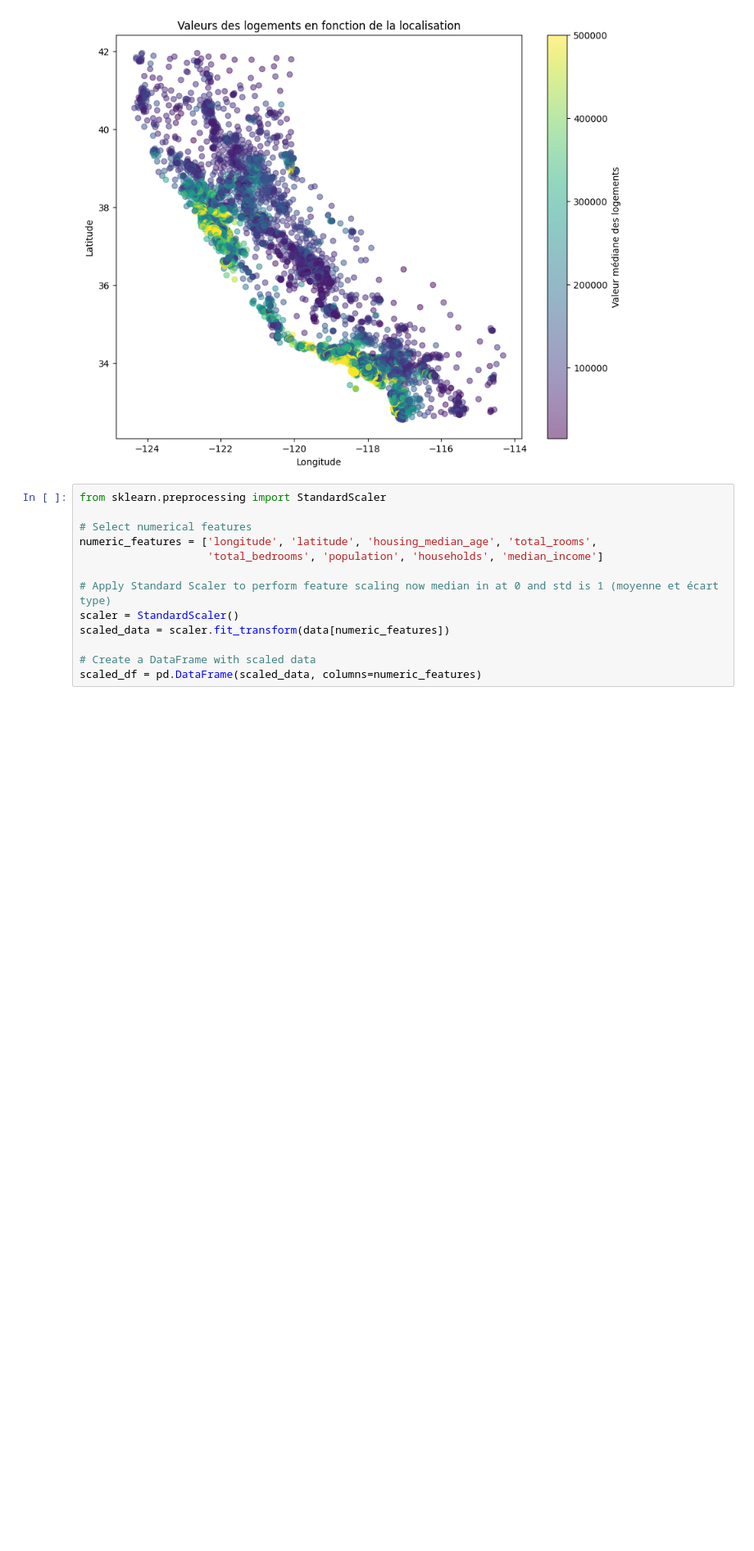
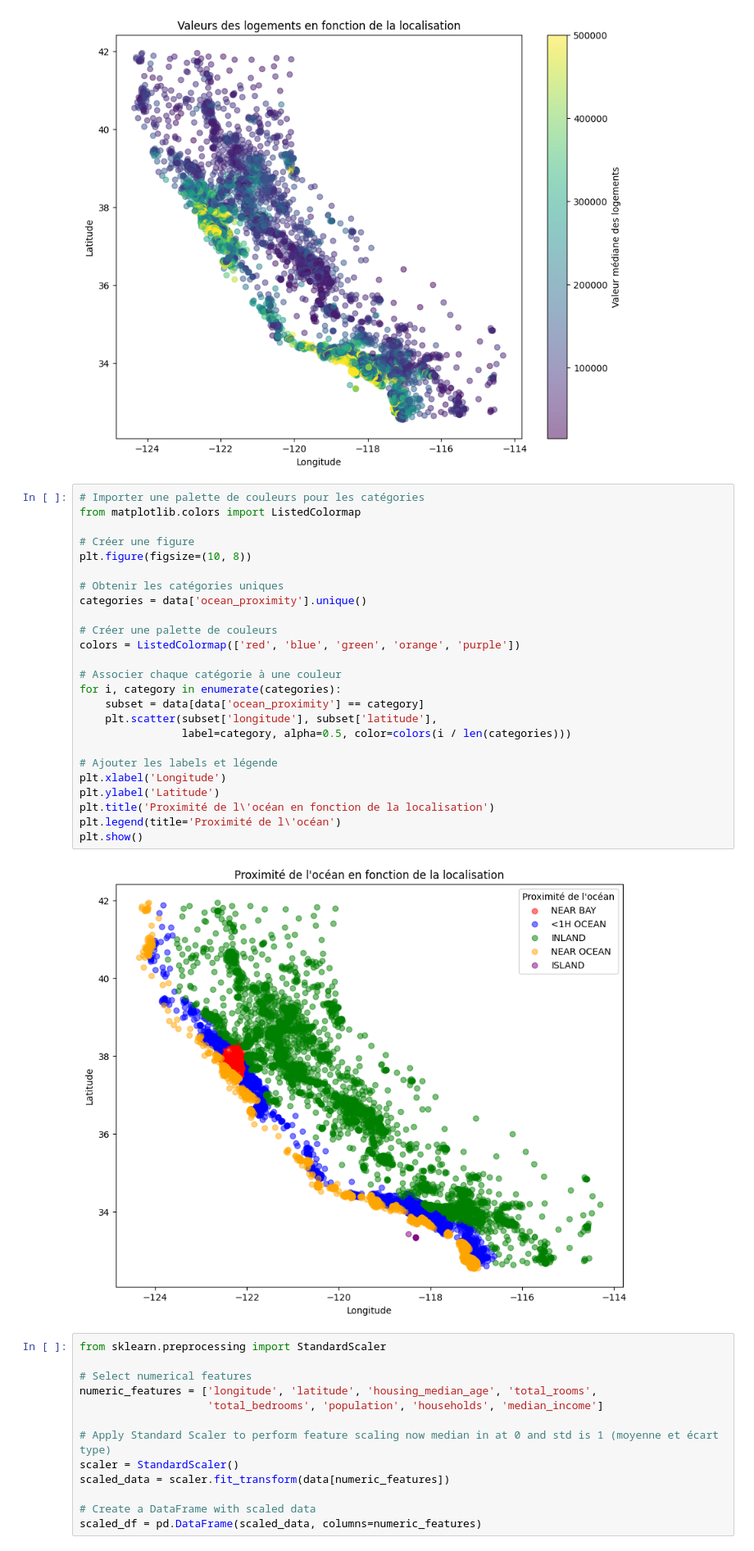
Before and after one commit to QuentinBriancon/Bloc_IA, a Jupyter notebook: PBL 1/PBL1.ipynb, the cells around one changed output. Shown at 82% size. Saved outputs shown, nothing was run; the diff lists cells and outputs as text; blank space fills up the shorter version.

```diff
--- a/PBL 1/PBL1.ipynb
+++ b/PBL 1/PBL1.ipynb
@@ -133,6 +133,33 @@ plt.title('Valeurs des logements en fonction de la localisation')
 plt.show()
 # %% [output]
 [figure]
+# %%
+# Importer une palette de couleurs pour les catégories
+from matplotlib.colors import ListedColormap
+
+# Créer une figure
+plt.figure(figsize=(10, 8))
+
+# Obtenir les catégories uniques
+categories = data['ocean_proximity'].unique()
+
+# Créer une palette de couleurs
+colors = ListedColormap(['red', 'blue', 'green', 'orange', 'purple'])
+
+# Associer chaque catégorie à une couleur
+for i, category in enumerate(categories):
+    subset = data[data['ocean_proximity'] == category]
+    plt.scatter(subset['longitude'], subset['latitude'],
+                label=category, alpha=0.5, color=colors(i / len(categories)))
+
+# Ajouter les labels et légende
+plt.xlabel('Longitude')
+plt.ylabel('Latitude')
+plt.title('Proximité de l\'océan en fonction de la localisation')
+plt.legend(title='Proximité de l\'océan')
+plt.show()
+# %% [output]
+[figure, added]
 # %%
 from sklearn.preprocessing import StandardScaler
 
```
Also changed, not shown: parts of 1 cell of this notebook.
